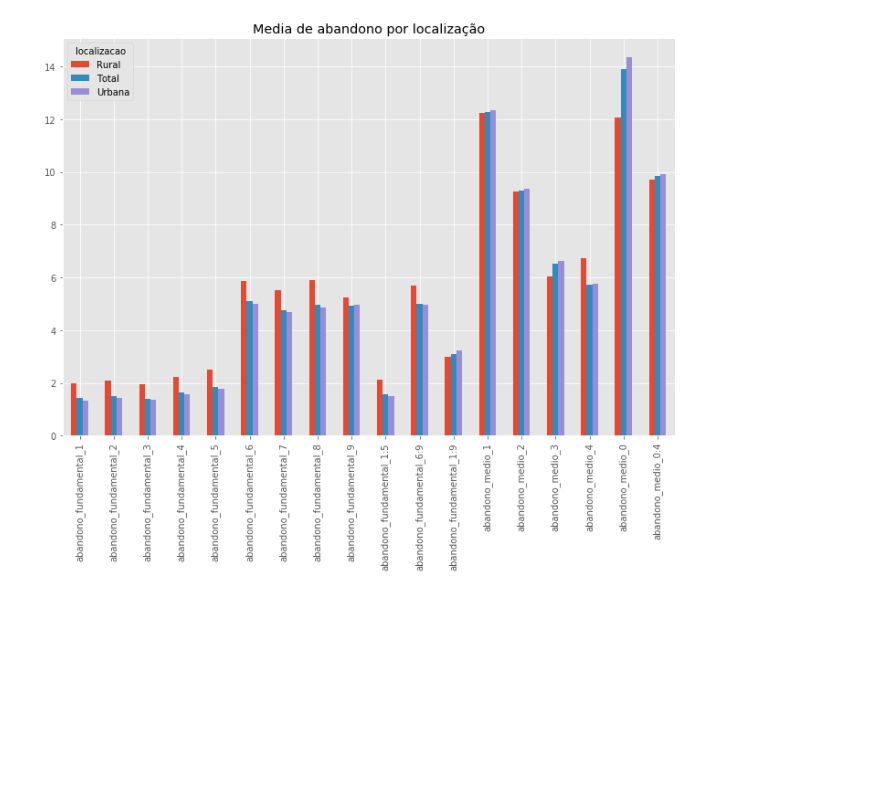
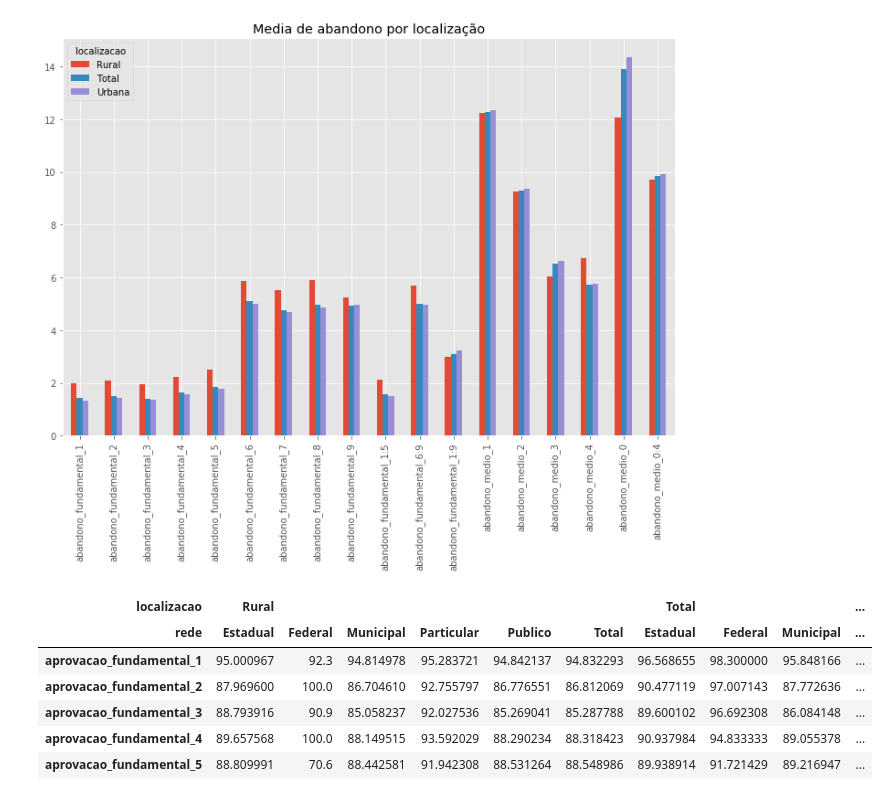
Before and after one commit to if1015-datascience-ufpe/2018-2-projeto-petshop, a Jupyter notebook: rendimento_ensinobasico.ipynb, the cells around one changed output. Saved outputs shown, nothing was run; the diff lists cells and outputs as text; code cells hidden in the pictures; blank space fills up the shorter version.

```diff
--- a/rendimento_ensinobasico.ipynb
+++ b/rendimento_ensinobasico.ipynb
@@ -205,3 +205,31 @@ df_local_aband.plot.bar(figsize=(12, 8), title='Media de abandono por localizaç
 [figure]
 [figure]
 [figure]
+# %%
+df_localr_aprov = df_localizacao_rede[['aprovacao_fundamental_1', 'aprovacao_fundamental_2', 'aprovacao_fundamental_3',
+    'aprovacao_fundamental_4', 'aprovacao_fundamental_5', 'aprovacao_fundamental_6',
+    'aprovacao_fundamental_7', 'aprovacao_fundamental_8', 'aprovacao_fundamental_9',
+    'aprovacao_fundamental_1:5', 'aprovacao_fundamental_6:9', 'aprovacao_fundamental_1:9',
+    'aprovacao_medio_1', 'aprovacao_medio_2', 'aprovacao_medio_3', 'aprovacao_medio_4',
+    'aprovacao_medio_0', 'aprovacao_medio_0:4']].T
+df_localr_reprov = df_localizacao_rede[['reprovacao_fundamental_1', 'reprovacao_fundamental_2', 'reprovacao_fundamental_3',
+    'reprovacao_fundamental_4', 'reprovacao_fundamental_5', 'reprovacao_fundamental_6',
+    'reprovacao_fundamental_7', 'reprovacao_fundamental_8', 'reprovacao_fundamental_9',
+    'reprovacao_fundamental_1:5', 'reprovacao_fundamental_6:9', 'reprovacao_fundamental_1:9',
+    'reprovacao_medio_1', 'reprovacao_medio_2', 'reprovacao_medio_3', 'reprovacao_medio_4',
+    'reprovacao_medio_0', 'reprovacao_medio_0:4']].T
+df_localr_aband = df_localizacao_rede[['abandono_fundamental_1', 'abandono_fundamental_2', 'abandono_fundamental_3',
+    'abandono_fundamental_4', 'abandono_fundamental_5', 'abandono_fundamental_6',
+    'abandono_fundamental_7', 'abandono_fundamental_8', 'abandono_fundamental_9',
+    'abandono_fundamental_1:5', 'abandono_fundamental_6:9', 'abandono_fundamental_1:9',
+    'abandono_medio_1', 'abandono_medio_2', 'abandono_medio_3', 'abandono_medio_4',
+    'abandono_medio_0', 'abandono_medio_0:4']].T
+df_localr_aprov.head()
+# %% [output]
+| localizacao | Rural |  |  |  |  |  | Total |  |  | ... |
+| rede | Estadual | Federal | Municipal | Particular | Publico | Total | Estadual | Federal | Municipal | ... |
+| aprovacao_fundamental_1 | 95.000967 | 92.3 | 94.814978 | 95.283721 | 94.842137 | 94.832293 | 96.568655 | 98.300000 | 95.848166 | ... |
+| aprovacao_fundamental_2 | 87.969600 | 100.0 | 86.704610 | 92.755797 | 86.776551 | 86.812069 | 90.477119 | 97.007143 | 87.772636 | ... |
+| aprovacao_fundamental_3 | 88.793916 | 90.9 | 85.058237 | 92.027536 | 85.269041 | 85.287788 | 89.600102 | 96.692308 | 86.084148 | ... |
+| aprovacao_fundamental_4 | 89.657568 | 100.0 | 88.149515 | 93.592029 | 88.290234 | 88.318423 | 90.937984 | 94.833333 | 89.055378 | ... |
+| aprovacao_fundamental_5 | 88.809991 | 70.6 | 88.442581 | 91.942308 | 88.531264 | 88.548986 | 89.938914 | 91.721429 | 89.216947 | ... |
```
Also changed, not shown: parts of 1 cell of this notebook.
